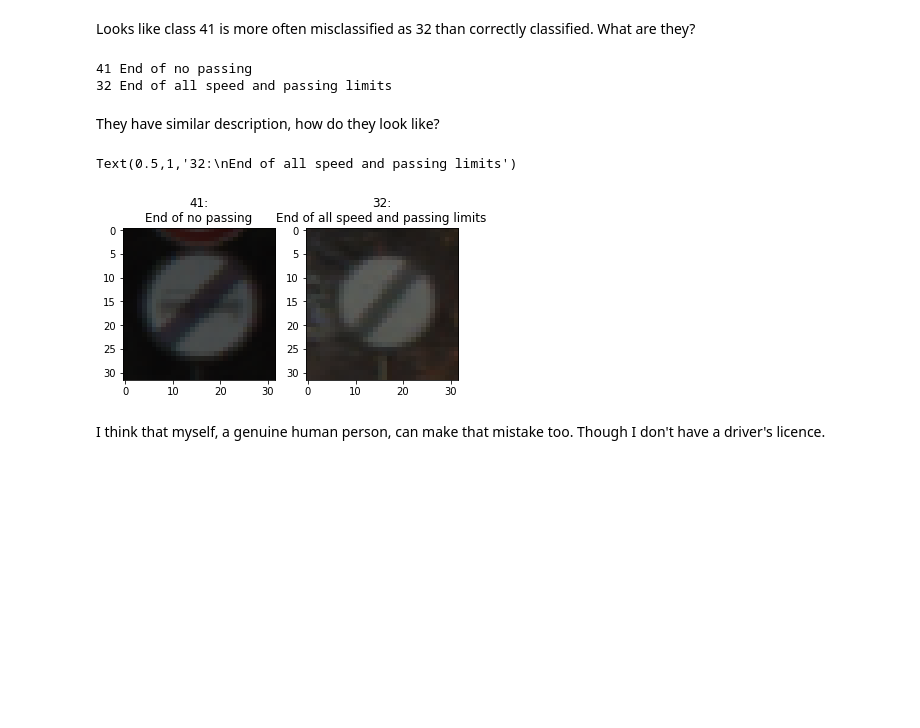
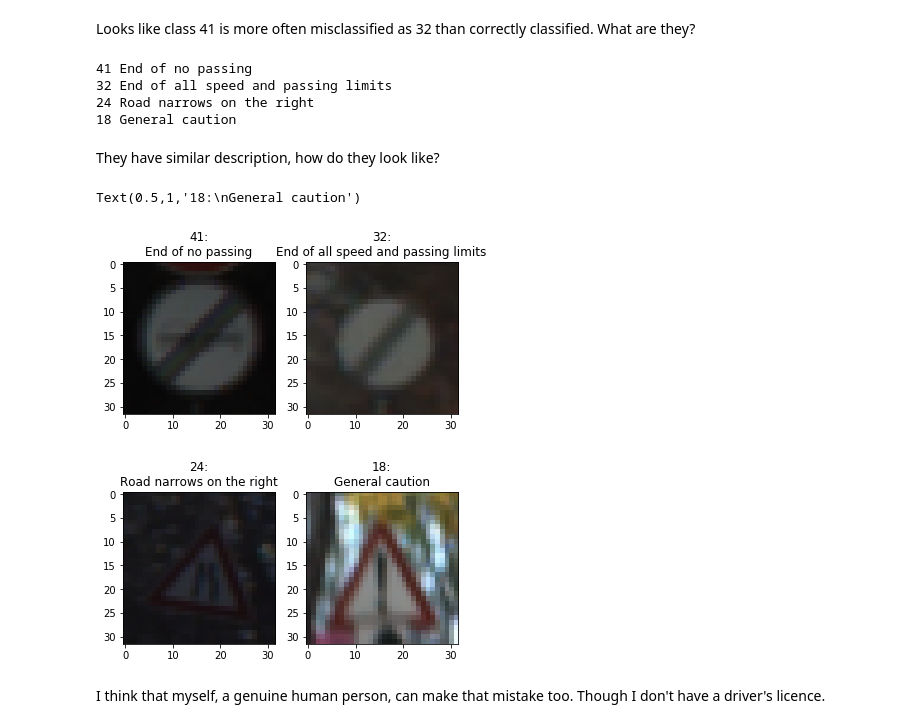
Before and after one commit to ryanotron/udsdc_p3_traffic_sign_classifier, a Jupyter notebook: Traffic_Sign_Classifier.ipynb, the cells around one changed output. Saved outputs shown, nothing was run; the diff lists cells and outputs as text; code cells hidden in the pictures; blank space fills up the shorter version.

```diff
--- a/Traffic_Sign_Classifier.ipynb
+++ b/Traffic_Sign_Classifier.ipynb
@@ -519,29 +647,51 @@ Looks like class 41 is more often misclassified as 32 than correctly classified.
 # %%
 print('41', signnames[41])
 print('32', signnames[32])
+
+print('24', signnames[24])
+print('18', signnames[18])
 # %% [output]
 41 End of no passing
 32 End of all speed and passing limits
+24 Road narrows on the right
+18 General caution
 # %% [markdown]
 They have similar description, how do they look like?
 # %%
 idx41 = np.random.randint(0, len(y_valid))
 while not y_valid[idx41] == 41:
     idx41 = np.random.randint(0, len(y_valid))
 
 idx32 = np.random.randint(0, len(y_valid))
 while not y_valid[idx32] == 32:
     idx32 = np.random.randint(0, len(y_valid))
 
 plt.subplot(1, 2, 1)
 plt.imshow(X_valid[idx41])
 plt.gca().set_title('41:\n{}'.format(signnames[41]))
 plt.subplot(1, 2, 2)
 plt.imshow(X_valid[idx32])
 plt.gca().set_title('32:\n{}'.format(signnames[32]))
+
+idx24 = np.random.randint(0, len(y_valid))
+while not y_valid[idx24] == 24:
+    idx24 = np.random.randint(0, len(y_valid))
+
+idx18 = np.random.randint(0, len(y_valid))
+while not y_valid[idx18] == 18:
+    idx18 = np.random.randint(0, len(y_valid))
+
+plt.figure()
+plt.subplot(1, 2, 1)
+plt.imshow(X_valid[idx24])
+plt.gca().set_title('24:\n{}'.format(signnames[24]))
+plt.subplot(1, 2, 2)
+plt.imshow(X_valid[idx18])
+plt.gca().set_title('18:\n{}'.format(signnames[18]))
 # %% [output]
-Text(0.5,1,'32:\nEnd of all speed and passing limits')
+Text(0.5,1,'18:\nGeneral caution')
-[figure, old version]
+[figure, new version]
+[figure, added]
 # %% [markdown]
 I think that myself, a genuine human person, can make that mistake too. Though I don't have a driver's licence.
 # %% [markdown]
```
Also changed, not shown: parts of 21 cells of this notebook, 12 other files.
